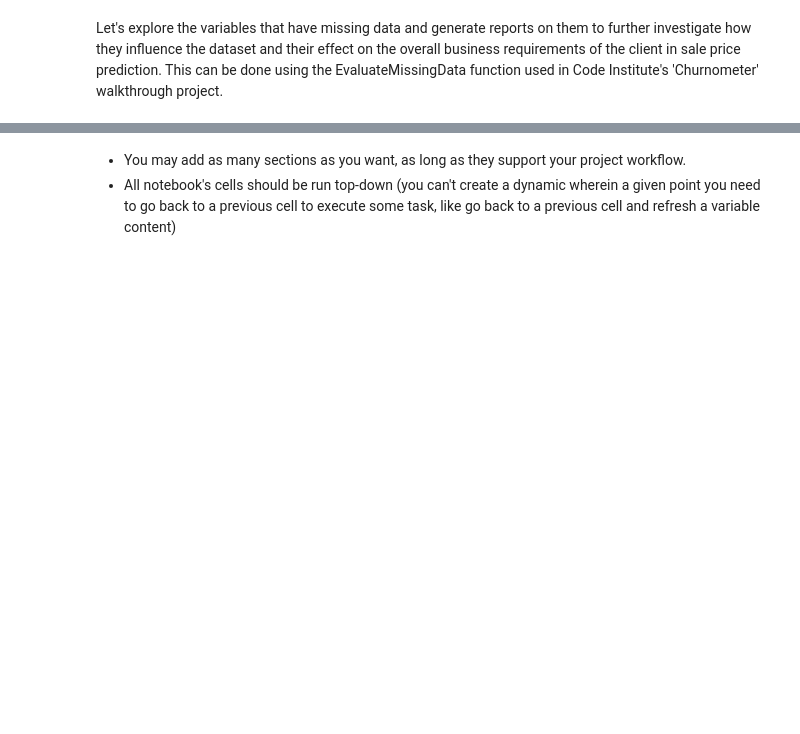
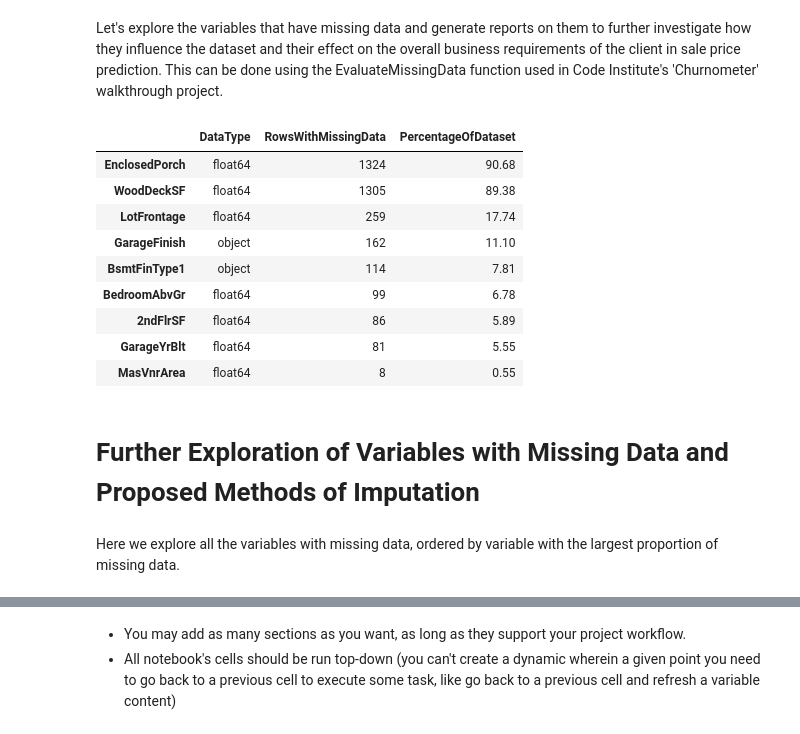
Before and after one commit to sonetto104/CI-PP5-Peter-Regan-Heritage-Housing-Project, a Jupyter notebook: jupyter_notebooks/02_data_cleaning_notebook-Copy1.ipynb, the cells around one changed output, grey strips where cells are left out. Cells and saved outputs as stored; diff of their text form; code cells hidden in the pictures; blank space fills up the shorter version.

Commit message:
begin reporting on variables with missing data. checking to see visualistion plots of distribution working correctly.

```diff
--- a/jupyter_notebooks/02_data_cleaning_notebook-Copy1.ipynb
+++ b/jupyter_notebooks/02_data_cleaning_notebook-Copy1.ipynb
@@ -185,7 +185,7 @@ DisplayCorrAndPPS(df_corr_pearson = df_corr_pearson,
 # %% [markdown]
 Let's explore the variables that have missing data and generate reports on them to further investigate how they influence the dataset and their effect on the overall business requirements of the client in sale price prediction. This can be done using the EvaluateMissingData function used in Code Institute's 'Churnometer' walkthrough project.
 # %%
-def VisualizeMissingData(df):
+def EvaluateMissingData(df):
   """
   Function to visualise levels of missing data per variable within a dataframe
   """
@@ -201,3 +201,20 @@ def VisualizeMissingData(df):
                     )
 
   return df_missing_data
+# %%
+EvaluateMissingData(df)
+# %% [output]
+|  | DataType | RowsWithMissingData | PercentageOfDataset |
+| EnclosedPorch | float64 | 1324 | 90.68 |
+| WoodDeckSF | float64 | 1305 | 89.38 |
+| LotFrontage | float64 | 259 | 17.74 |
+| GarageFinish | object | 162 | 11.10 |
+| BsmtFinType1 | object | 114 | 7.81 |
+| BedroomAbvGr | float64 | 99 | 6.78 |
+| 2ndFlrSF | float64 | 86 | 5.89 |
+| GarageYrBlt | float64 | 81 | 5.55 |
+| MasVnrArea | float64 | 8 | 0.55 |
+# %% [markdown]
+# Further Exploration of Variables with Missing Data and Proposed Methods of Imputation
+# %% [markdown]
+Here we explore all the variables with missing data, ordered by variable with the largest proportion of missing data.
```
Also changed, not shown: parts of 6 cells of this notebook.
